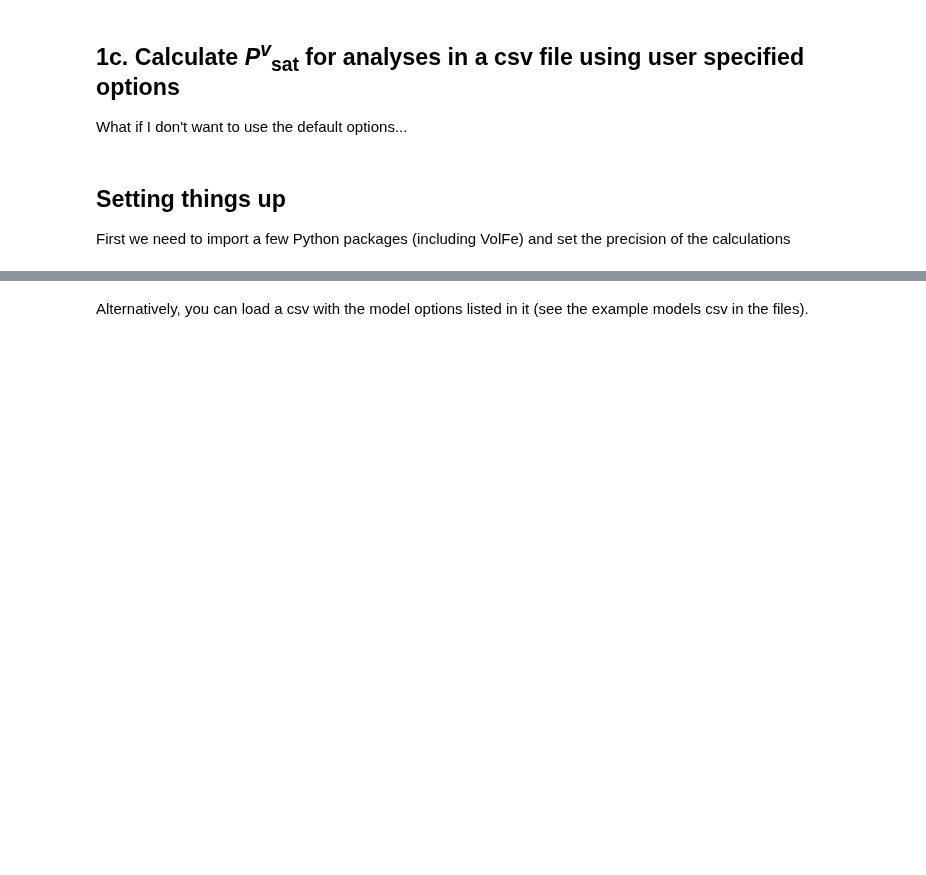
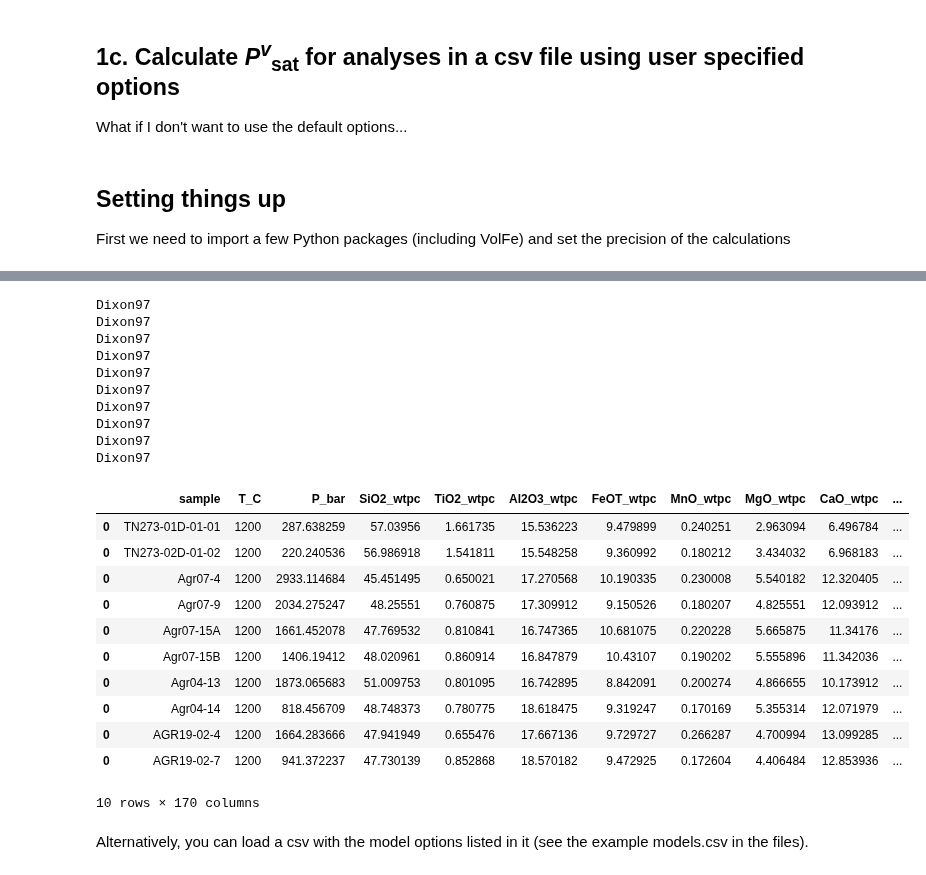
Before and after one commit to eryhughes/VolFe, a Jupyter notebook: docs/Examples/1c. pvsat user_opt.ipynb, the cells around one changed output, grey strips where cells are left out. Cells and saved outputs as stored; diff of their text form; code cells hidden in the pictures; blank space fills up the shorter version.

Commit message:
update RTD pvsat examples

```diff
--- a/docs/Examples/1c. pvsat user_opt.ipynb
+++ b/docs/Examples/1c. pvsat user_opt.ipynb
@@ -30,5 +51,34 @@ vf.calc_Pvsat(my_analyses,models=my_models)
+# %%
+# Read csv to define melt composition
+my_analyses = pd.read_csv("../files/example_marianas.csv")
+
+# run the calculations - just running for a subset of the csv file this time
+vf.calc_Pvsat(my_analyses,models=my_models,last_row=10)
+# %% [output]
+Dixon97
+Dixon97
+Dixon97
+Dixon97
+Dixon97
+Dixon97
+Dixon97
+Dixon97
+Dixon97
+Dixon97
+|  | sample | T_C | P_bar | SiO2_wtpc | TiO2_wtpc | Al2O3_wtpc | FeOT_wtpc | MnO_wtpc | MgO_wtpc | CaO_wtpc | ... |
+| 0 | TN273-01D-01-01 | 1200 | 287.638259 | 57.03956 | 1.661735 | 15.536223 | 9.479899 | 0.240251 | 2.963094 | 6.496784 | ... |
+| 0 | TN273-02D-01-02 | 1200 | 220.240536 | 56.986918 | 1.541811 | 15.548258 | 9.360992 | 0.180212 | 3.434032 | 6.968183 | ... |
+| 0 | Agr07-4 | 1200 | 2933.114684 | 45.451495 | 0.650021 | 17.270568 | 10.190335 | 0.230008 | 5.540182 | 12.320405 | ... |
+| 0 | Agr07-9 | 1200 | 2034.275247 | 48.25551 | 0.760875 | 17.309912 | 9.150526 | 0.180207 | 4.825551 | 12.093912 | ... |
+| 0 | Agr07-15A | 1200 | 1661.452078 | 47.769532 | 0.810841 | 16.747365 | 10.681075 | 0.220228 | 5.665875 | 11.34176 | ... |
+| 0 | Agr07-15B | 1200 | 1406.19412 | 48.020961 | 0.860914 | 16.847879 | 10.43107 | 0.190202 | 5.555896 | 11.342036 | ... |
+| 0 | Agr04-13 | 1200 | 1873.065683 | 51.009753 | 0.801095 | 16.742895 | 8.842091 | 0.200274 | 4.866655 | 10.173912 | ... |
+| 0 | Agr04-14 | 1200 | 818.456709 | 48.748373 | 0.780775 | 18.618475 | 9.319247 | 0.170169 | 5.355314 | 12.071979 | ... |
+| 0 | AGR19-02-4 | 1200 | 1664.283666 | 47.941949 | 0.655476 | 17.667136 | 9.729727 | 0.266287 | 4.700994 | 13.099285 | ... |
+| 0 | AGR19-02-7 | 1200 | 941.372237 | 47.730139 | 0.852868 | 18.570182 | 9.472925 | 0.172604 | 4.406484 | 12.853936 | ... |
+10 rows × 170 columns
 # %% [markdown]
-Alternatively, you can load a csv with the model options listed in it (see the example models csv in the files).
+Alternatively, you can load a csv with the model options listed in it (see the example models.csv in the files).
 # %%
 my_models = pd.read_csv("../files/models.csv", index_col = [0])
 print(my_models)
```
Also changed, not shown: parts of 12 cells of this notebook, 4 other files.
